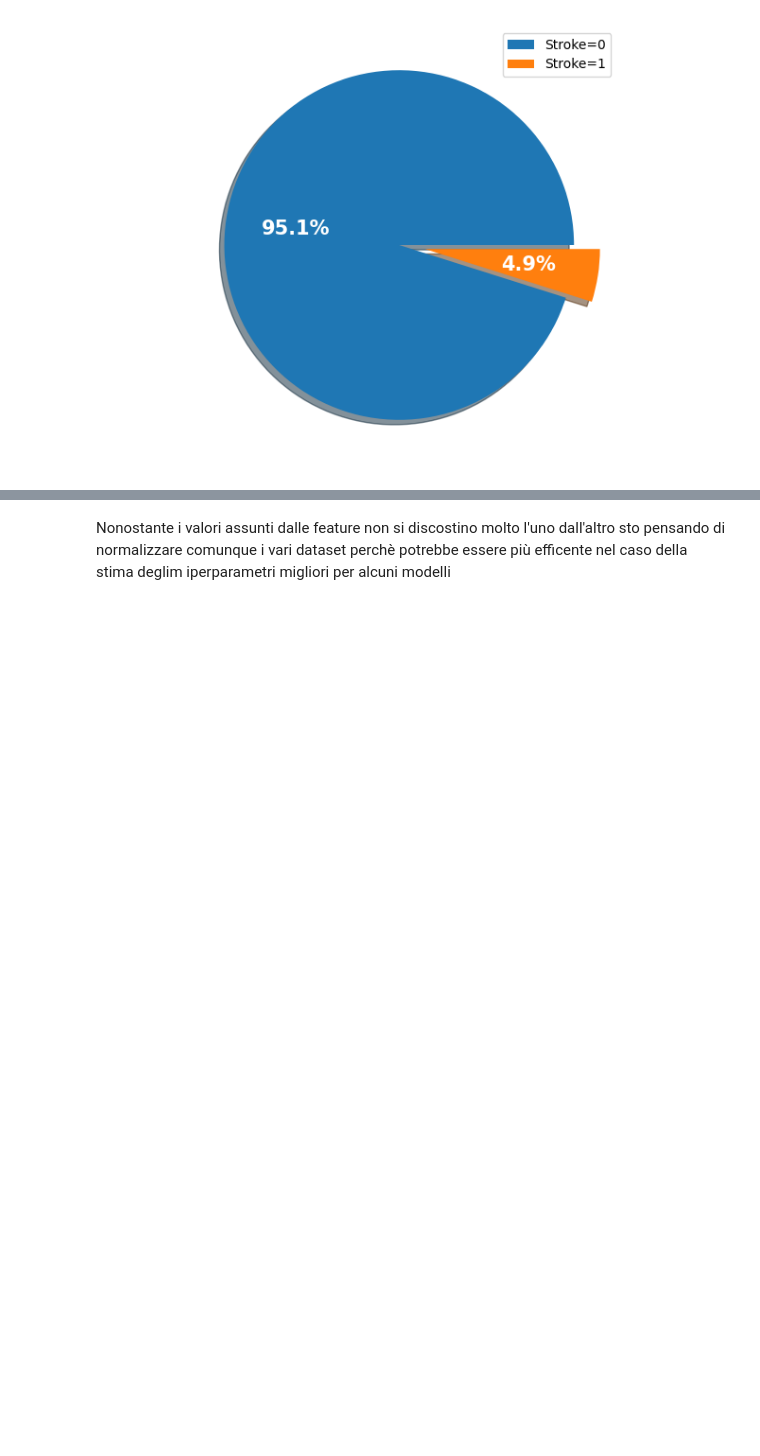
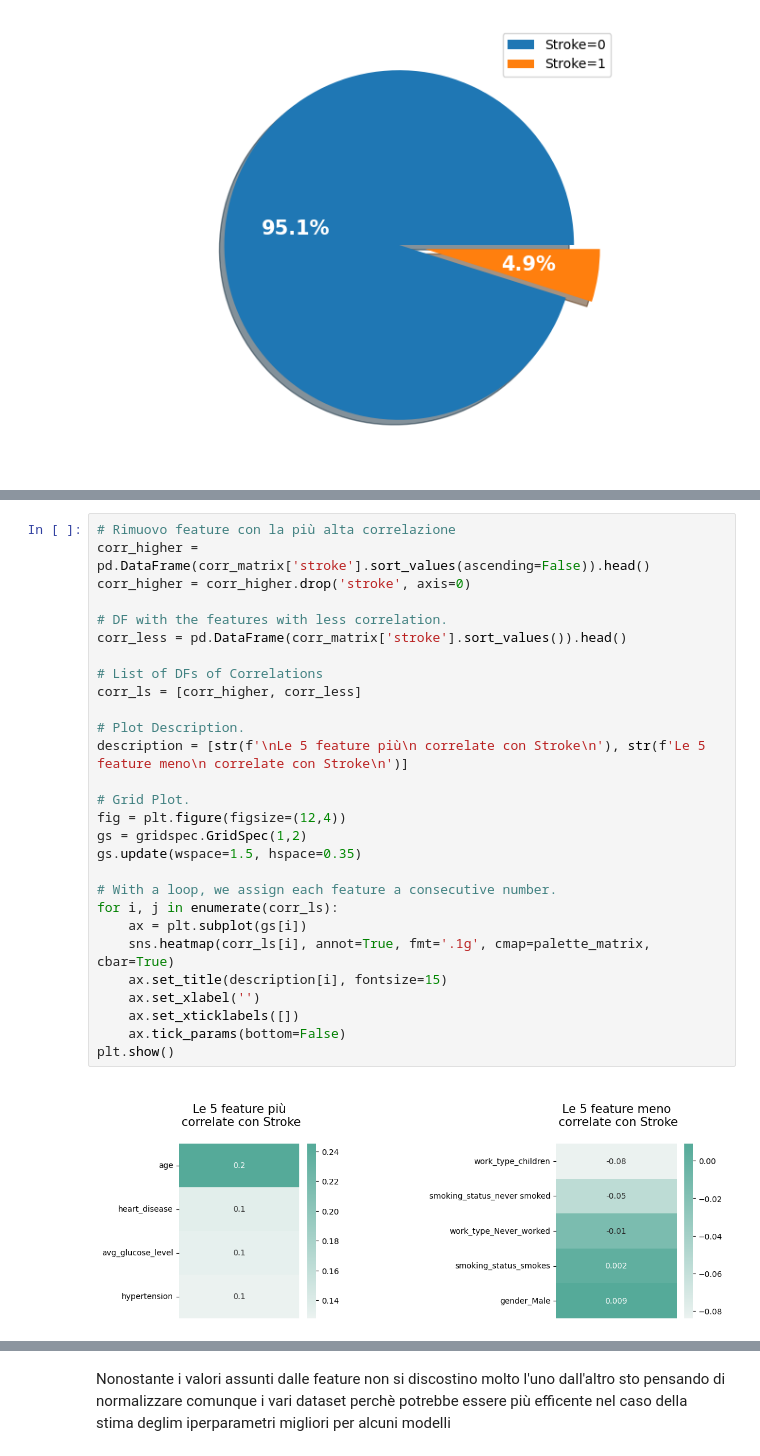
Before and after one commit to Daniele-00/Progetto-MachineLearning, a Jupyter notebook: ProgettoStroke/progettoML.ipynb, the cells around one changed output, grey strips where cells are left out. Drawn from its saved outputs; the diff is of its cells as text; blank space fills up the shorter version.

```diff
--- a/ProgettoStroke/progettoML.ipynb
+++ b/ProgettoStroke/progettoML.ipynb
@@ -629,3 +633,33 @@ Possiamo vedere come il nostro dataset sia molto sbilanciato. Questo ci tornerà
+# %%
+# Rimuovo feature con la più alta correlazione
+corr_higher = pd.DataFrame(corr_matrix['stroke'].sort_values(ascending=False)).head()
+corr_higher = corr_higher.drop('stroke', axis=0)
+
+# DF with the features with less correlation.
+corr_less = pd.DataFrame(corr_matrix['stroke'].sort_values()).head()
+
+# List of DFs of Correlations
+corr_ls = [corr_higher, corr_less]
+
+# Plot Description.
+description = [str(f'\nLe 5 feature più\n correlate con Stroke\n'), str(f'Le 5 feature meno\n correlate con Stroke\n')]
+
+# Grid Plot.
+fig = plt.figure(figsize=(12,4))
+gs = gridspec.GridSpec(1,2)
+gs.update(wspace=1.5, hspace=0.35)
+
+# With a loop, we assign each feature a consecutive number.
+for i, j in enumerate(corr_ls):
+    ax = plt.subplot(gs[i])
+    sns.heatmap(corr_ls[i], annot=True, fmt='.1g', cmap=palette_matrix, cbar=True)
+    ax.set_title(description[i], fontsize=15)
+    ax.set_xlabel('')
+    ax.set_xticklabels([])
+    ax.tick_params(bottom=False)
+plt.show()
+# %% [output]
+[figure, added]
 # %% [markdown]
 FINE EDA, DIVISIONE DEL DATASET
 
```
Also changed, not shown: parts of 19 cells of this notebook.
